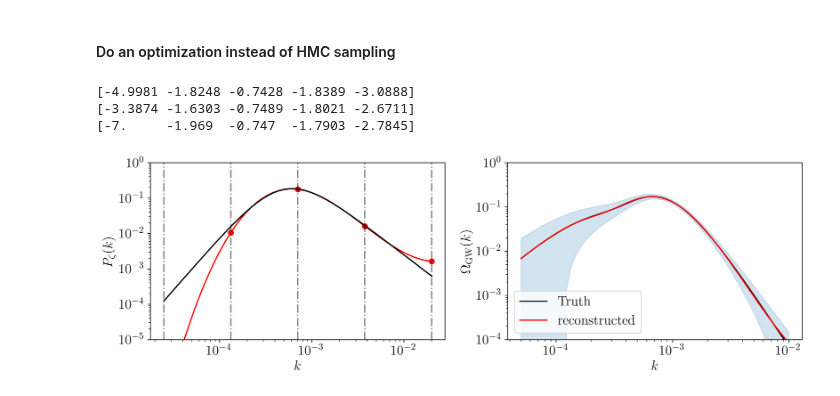
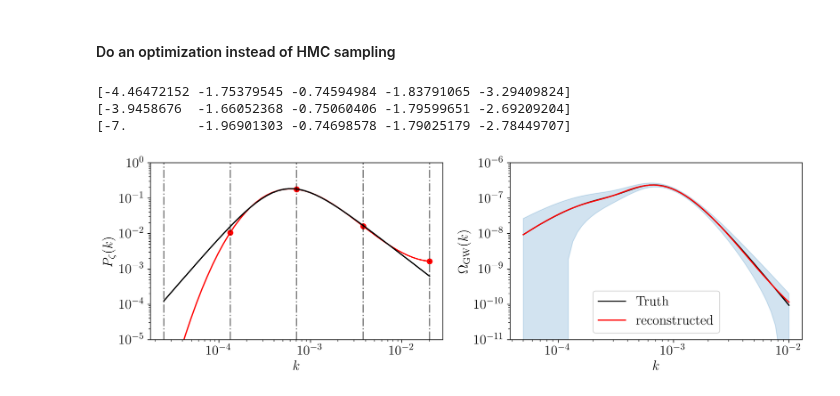
Before and after one commit to Ameek94/SIGW_Inverse, a Jupyter notebook: examples/bpl_jax_integrator.ipynb, the cells around one changed output. Saved outputs shown, nothing was run; the diff lists cells and outputs as text; code cells hidden in the pictures.

```diff
--- a/examples/bpl_jax_integrator.ipynb
+++ b/examples/bpl_jax_integrator.ipynb
@@ -20,8 +20,6 @@ from interpolation.omega_gw_jax import OmegaGWjax
 from interpolation.model import Fixed_Nodes_Model, spline_predict
 from getdist import plots,MCSamples,loadMCSamples
 %config InlineBackend.figure_format = 'retina'
-np.set_printoptions(precision=4,suppress=True)
-jnp.set_printoptions(precision=4,suppress=True)
 font = {'size'   : 16, 'family':'serif'}
 axislabelfontsize='large'
 matplotlib.rc('font', **font)
@@ -199,30 +212,30 @@ pz_bf = lambda x: spline_predict(x_train=nodes,y_train=best_params,x_pred=x)
 # gwb_calculator =  OmegaGWjax(s, t, f=f, kernel="RD", upsample=False)
 gwb_bf = pz_model.get_gwb_from_xy(x=nodes,y=best_params) #gwb_calculator(pz_bf,f) #jnp.einsum("i,j,kij->k",pz_bf,pz_bf,gwb_calculator.omkij)
 # %% [output]
-[-4.9981 -1.8248 -0.7428 -1.8389 -3.0888]
-[-3.3874 -1.6303 -0.7489 -1.8021 -2.6711]
-[-7.     -1.969  -0.747  -1.7903 -2.7845]
+[-4.46472152 -1.75379545 -0.74594984 -1.83791065 -3.29409824]
+[-3.9458676  -1.66052368 -0.75060406 -1.79599651 -2.69209204]
+[-7.         -1.96901303 -0.74698578 -1.79025179 -2.78449707]
 # %%
 fig,(ax1,ax2) = plt.subplots(1,2,figsize=(12,4))
 
 ax1.loglog(p_arr,pz_bf(p_arr),color='r')
 ax1.loglog(p_arr,pz_amp,color='k',lw=1.5)
 ax2.plot(k_arr,gwb_amp,color='k',lw=1.5,label='Truth')
 ax2.loglog(k_arr,gwb_bf,color='r',label='reconstructed')
 ax2.fill_between(k_arr,gwb_amp+1.96*omks_sigma,gwb_amp-1.96*omks_sigma,alpha=0.2,color='C0')
 ax2.set(yscale='log',xscale='log')
 
 ax1.set_ylabel(r'$P_{\zeta}(k)$')
 ax1.set_xlabel(r'$k$')
 ax1.set_ylim(1e-5,1.)
-ax2.set_ylim(1e-4,1.)
+ax2.set_ylim(1e-11,1e-6)
 
 ax2.set_ylabel(r'$\Omega_{\mathrm{GW}}(k)$')
 ax2.set_xlabel(r'$k$')
 ax2.legend()
 for val in nodes:
     ax1.axvline(10**(val),color='k',ls='-.',alpha=0.5)
 ax1.scatter(10**(nodes),10**(best_params),color='r')
 fig.tight_layout()
 # %% [output]
-[figure, old version]
+[figure, new version]
```
Also changed, not shown: parts of 5 cells of this notebook, 2 other files.
